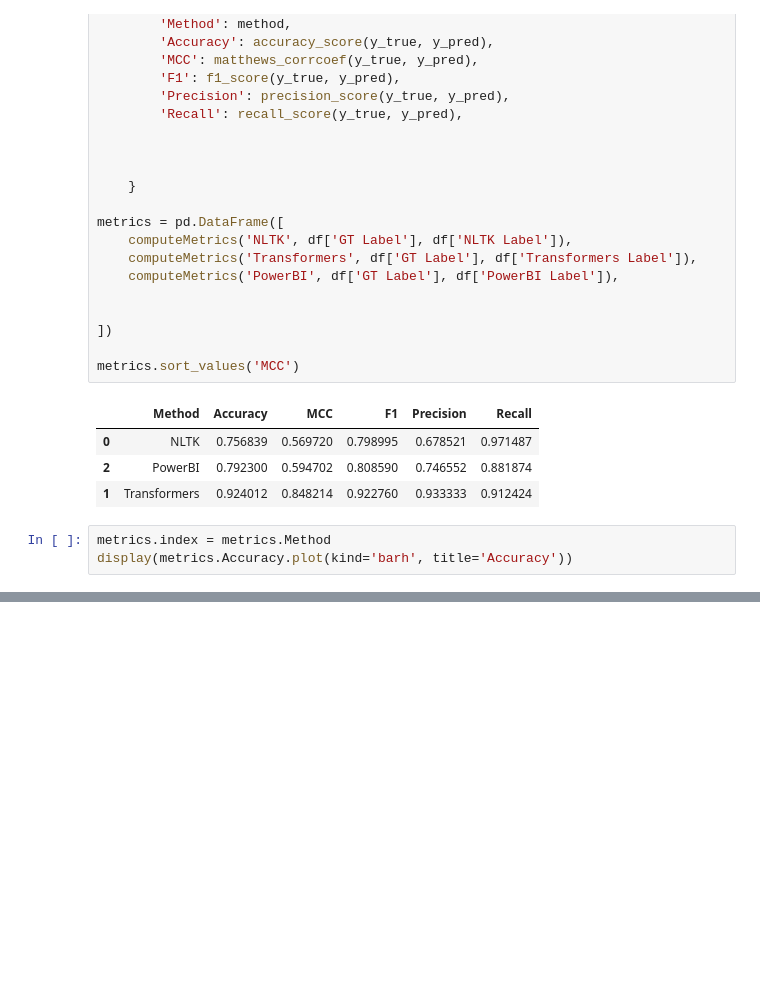
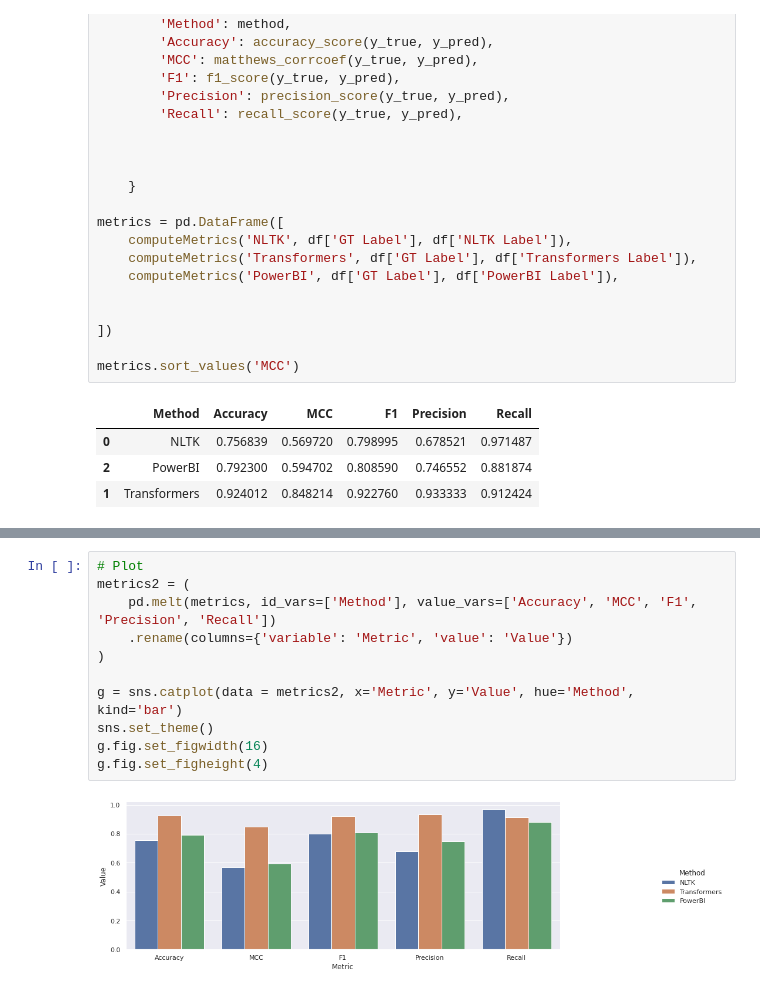
Before and after one commit to srimalj/Sentiment-Analysis-Comparison, a Jupyter notebook: notebook/2-analyse-predictions.ipynb, the cells around one changed output, grey strips where cells are left out. Saved outputs shown, nothing was run; the diff lists cells and outputs as text; blank space fills up the shorter version.

Commit message:
Combined metrics graph

```diff
--- a/notebook/2-analyse-predictions.ipynb
+++ b/notebook/2-analyse-predictions.ipynb
@@ -71,6 +72,3 @@ metrics.sort_values('MCC')
 | 0 | NLTK | 0.756839 | 0.569720 | 0.798995 | 0.678521 | 0.971487 |
 | 2 | PowerBI | 0.792300 | 0.594702 | 0.808590 | 0.746552 | 0.881874 |
 | 1 | Transformers | 0.924012 | 0.848214 | 0.922760 | 0.933333 | 0.912424 |
-# %%
-metrics.index = metrics.Method
-display(metrics.Accuracy.plot(kind='barh', title='Accuracy'))
@@ -99,0 +82,13 @@ display(metrics.Recall.plot(kind='barh', title='Recall'))
+# %%
+# Plot
+metrics2 = (
+    pd.melt(metrics, id_vars=['Method'], value_vars=['Accuracy', 'MCC', 'F1', 'Precision', 'Recall'])
+    .rename(columns={'variable': 'Metric', 'value': 'Value'})
+)
+
+g = sns.catplot(data = metrics2, x='Metric', y='Value', hue='Method', kind='bar')
+sns.set_theme()
+g.fig.set_figwidth(16)
+g.fig.set_figheight(4)
+# %% [output]
+[figure, added]
```
Also changed, not shown: parts of 7 cells of this notebook.
